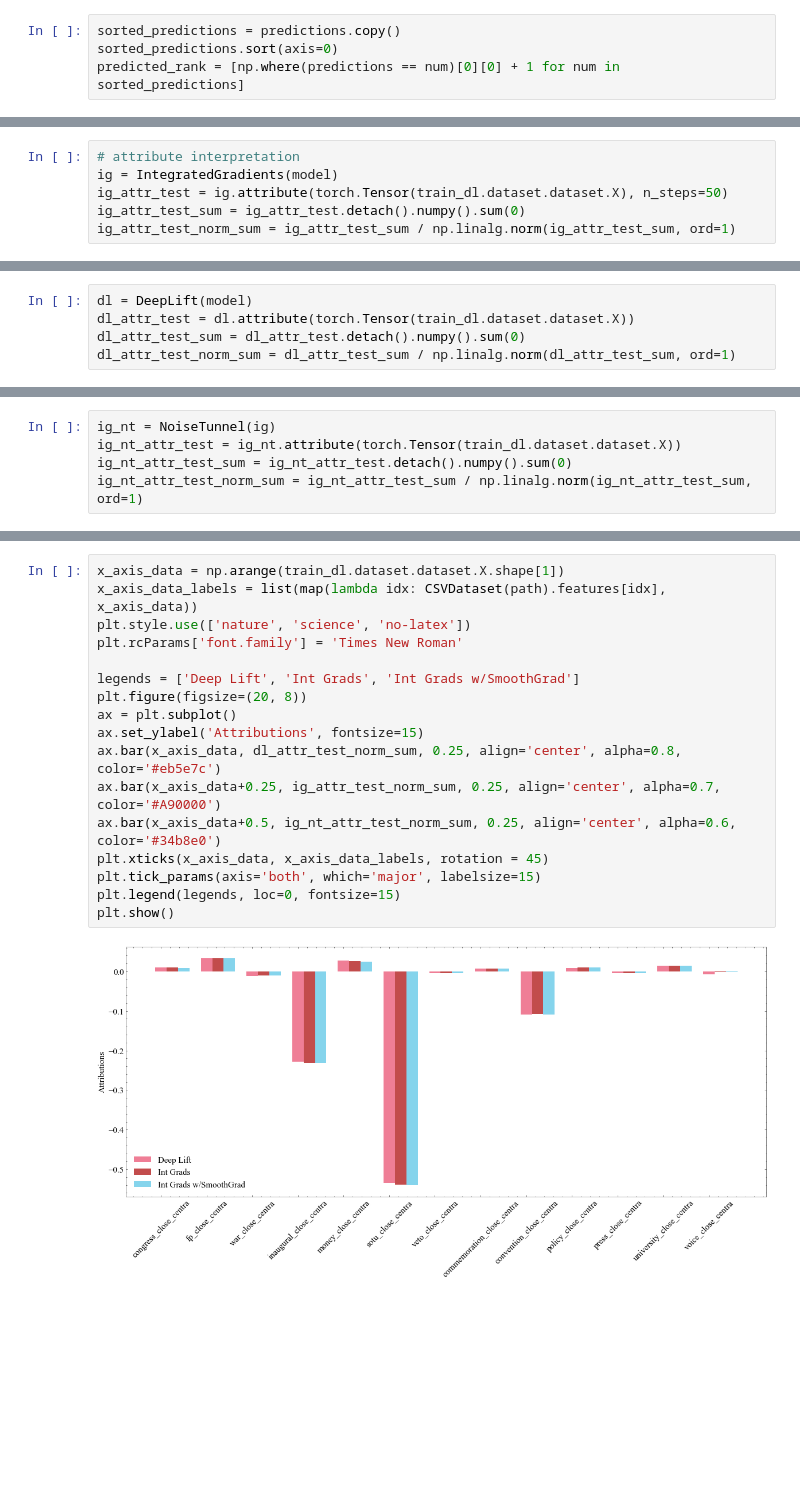
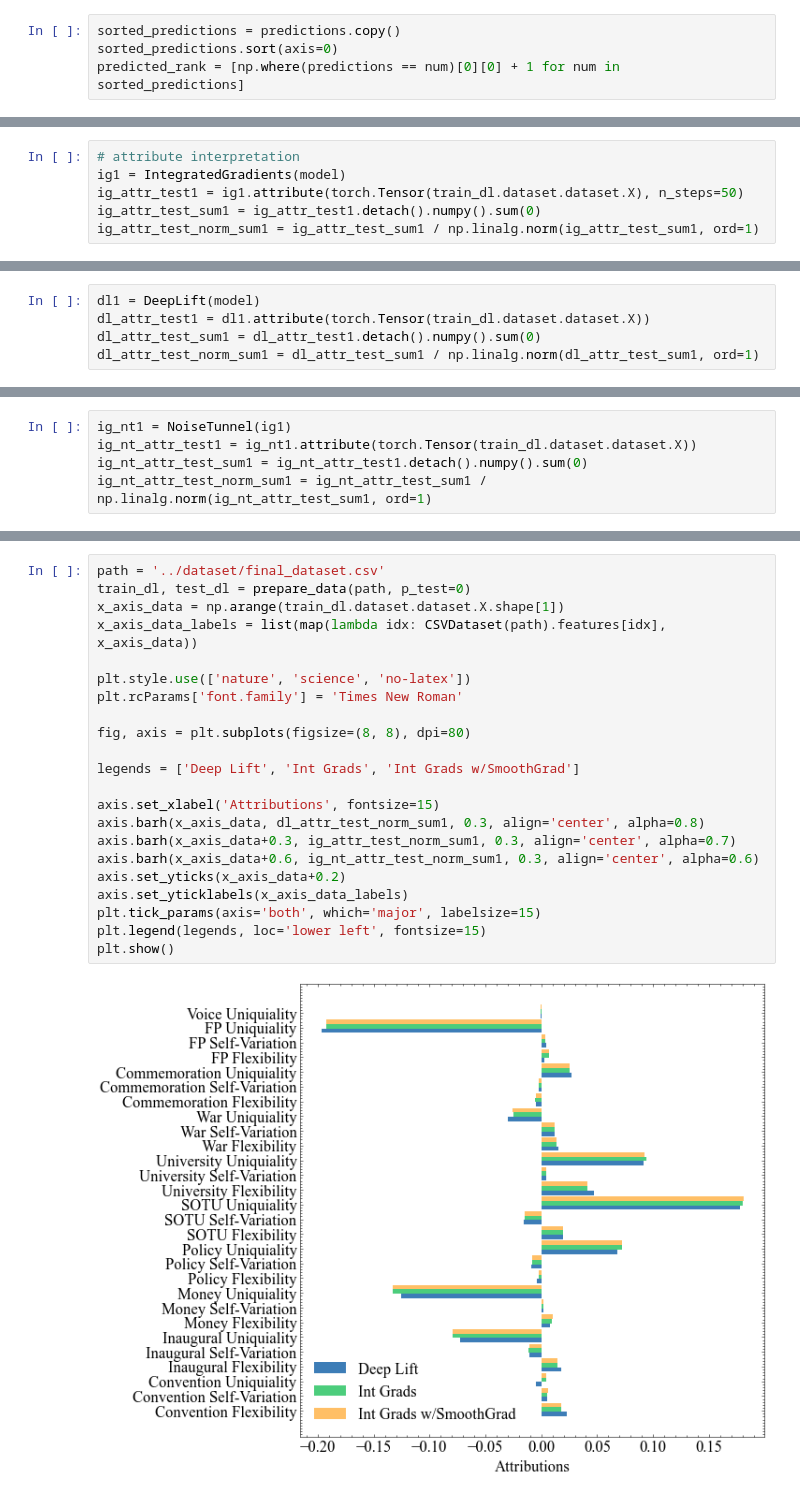
Before and after one commit to ShiyangLai/Political-Speech-Deep-Learning-Final-Project, a Jupyter notebook: notebook/final_input.ipynb, the cells around one changed output, grey strips where cells are left out. Drawn from its saved outputs; the diff is of its cells as text; blank space fills up the shorter version.

```diff
--- a/notebook/final_input.ipynb
+++ b/notebook/final_input.ipynb
@@ -169,7 +188,7 @@ Correctly predicted pairwise position: 60.0%
 # %%
 # attribute interpretation
-ig = IntegratedGradients(model)
-ig_attr_test = ig.attribute(torch.Tensor(train_dl.dataset.dataset.X), n_steps=50)
-ig_attr_test_sum = ig_attr_test.detach().numpy().sum(0)
-ig_attr_test_norm_sum = ig_attr_test_sum / np.linalg.norm(ig_attr_test_sum, ord=1)
+ig1 = IntegratedGradients(model)
+ig_attr_test1 = ig1.attribute(torch.Tensor(train_dl.dataset.dataset.X), n_steps=50)
+ig_attr_test_sum1 = ig_attr_test1.detach().numpy().sum(0)
+ig_attr_test_norm_sum1 = ig_attr_test_sum1 / np.linalg.norm(ig_attr_test_sum1, ord=1)
 # %%
@@ -190,5 +207,5 @@ plt.show()
 # %%
-dl = DeepLift(model)
-dl_attr_test = dl.attribute(torch.Tensor(train_dl.dataset.dataset.X))
-dl_attr_test_sum = dl_attr_test.detach().numpy().sum(0)
-dl_attr_test_norm_sum = dl_attr_test_sum / np.linalg.norm(dl_attr_test_sum, ord=1)
+dl1 = DeepLift(model)
+dl_attr_test1 = dl1.attribute(torch.Tensor(train_dl.dataset.dataset.X))
+dl_attr_test_sum1 = dl_attr_test1.detach().numpy().sum(0)
+dl_attr_test_norm_sum1 = dl_attr_test_sum1 / np.linalg.norm(dl_attr_test_sum1, ord=1)
@@ -198,5 +212,5 @@ dl_attr_test_norm_sum = dl_attr_test_sum / np.linalg.norm(dl_attr_test_sum, ord=
 # %%
-ig_nt = NoiseTunnel(ig)
-ig_nt_attr_test = ig_nt.attribute(torch.Tensor(train_dl.dataset.dataset.X))
-ig_nt_attr_test_sum = ig_nt_attr_test.detach().numpy().sum(0)
-ig_nt_attr_test_norm_sum = ig_nt_attr_test_sum / np.linalg.norm(ig_nt_attr_test_sum, ord=1)
+ig_nt1 = NoiseTunnel(ig1)
+ig_nt_attr_test1 = ig_nt1.attribute(torch.Tensor(train_dl.dataset.dataset.X))
+ig_nt_attr_test_sum1 = ig_nt_attr_test1.detach().numpy().sum(0)
+ig_nt_attr_test_norm_sum1 = ig_nt_attr_test_sum1 / np.linalg.norm(ig_nt_attr_test_sum1, ord=1)
@@ -203,19 +259,24 @@ ig_nt_attr_test_norm_sum = ig_nt_attr_test_sum / np.linalg.norm(ig_nt_attr_test_
 # %%
+path = '../dataset/final_dataset.csv'
+train_dl, test_dl = prepare_data(path, p_test=0)
 x_axis_data = np.arange(train_dl.dataset.dataset.X.shape[1])
 x_axis_data_labels = list(map(lambda idx: CSVDataset(path).features[idx], x_axis_data))
+
 plt.style.use(['nature', 'science', 'no-latex'])
 plt.rcParams['font.family'] = 'Times New Roman'
 
+fig, axis = plt.subplots(figsize=(8, 8), dpi=80)
+
 legends = ['Deep Lift', 'Int Grads', 'Int Grads w/SmoothGrad']
-plt.figure(figsize=(20, 8))
-ax = plt.subplot()
-ax.set_ylabel('Attributions', fontsize=15)
-ax.bar(x_axis_data, dl_attr_test_norm_sum, 0.25, align='center', alpha=0.8, color='#eb5e7c')
-ax.bar(x_axis_data+0.25, ig_attr_test_norm_sum, 0.25, align='center', alpha=0.7, color='#A90000')
-ax.bar(x_axis_data+0.5, ig_nt_attr_test_norm_sum, 0.25, align='center', alpha=0.6, color='#34b8e0')
-plt.xticks(x_axis_data, x_axis_data_labels, rotation = 45)
+
+axis.set_xlabel('Attributions', fontsize=15)
+axis.barh(x_axis_data, dl_attr_test_norm_sum1, 0.3, align='center', alpha=0.8)
+axis.barh(x_axis_data+0.3, ig_attr_test_norm_sum1, 0.3, align='center', alpha=0.7)
+axis.barh(x_axis_data+0.6, ig_nt_attr_test_norm_sum1, 0.3, align='center', alpha=0.6)
+axis.set_yticks(x_axis_data+0.2)
+axis.set_yticklabels(x_axis_data_labels)
 plt.tick_params(axis='both', which='major', labelsize=15)
-plt.legend(legends, loc=0, fontsize=15)
+plt.legend(legends, loc='lower left', fontsize=15)
 plt.show()
 # %% [output]
-[figure, old version]
+[figure, new version]
```
Also changed, not shown: parts of 11 cells of this notebook, 6 other files.
